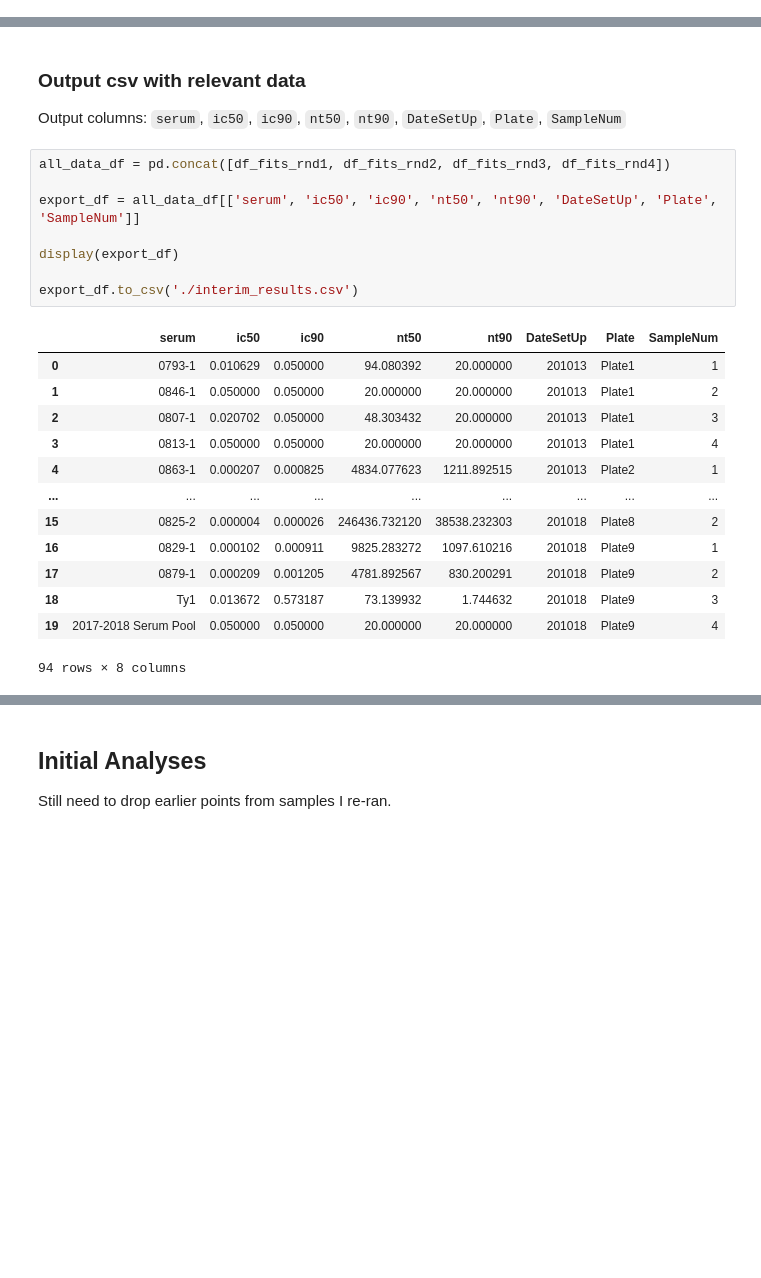
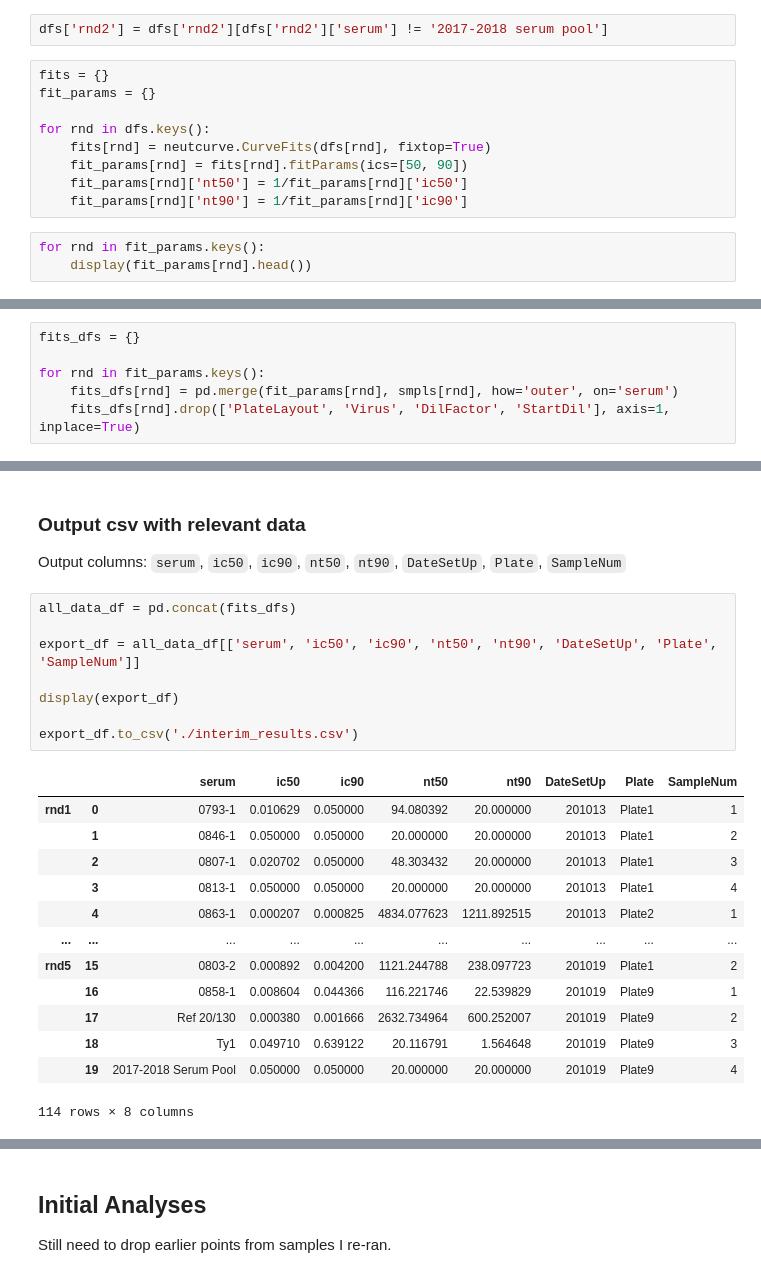
Before and after one commit to jbloomlab/RBD_nanoparticle_vaccine, a Jupyter notebook: MouseNeuts.ipynb, the cells around one changed output, grey strips where cells are left out. Saved outputs shown, nothing was run; the diff lists cells and outputs as text; blank space fills up the shorter version.

```diff
--- a/MouseNeuts.ipynb
+++ b/MouseNeuts.ipynb
@@ -352,0 +183,14 @@ The IC50 is 4.02e+03
+# %%
+dfs['rnd2'] = dfs['rnd2'][dfs['rnd2']['serum'] != '2017-2018 serum pool']
+# %%
+fits = {}
+fit_params = {}
+
+for rnd in dfs.keys():
+    fits[rnd] = neutcurve.CurveFits(dfs[rnd], fixtop=True)
+    fit_params[rnd] = fits[rnd].fitParams(ics=[50, 90])
+    fit_params[rnd]['nt50'] = 1/fit_params[rnd]['ic50']
+    fit_params[rnd]['nt90'] = 1/fit_params[rnd]['ic90']
+# %%
+for rnd in fit_params.keys():
+    display(fit_params[rnd].head())
@@ -352,0 +228,6 @@ The IC50 is 4.02e+03
+# %%
+fits_dfs = {}
+
+for rnd in fit_params.keys():
+    fits_dfs[rnd] = pd.merge(fit_params[rnd], smpls[rnd], how='outer', on='serum')
+    fits_dfs[rnd].drop(['PlateLayout', 'Virus', 'DilFactor', 'StartDil'], axis=1, inplace=True)
@@ -355,27 +402,27 @@ The IC50 is 4.02e+03
 
 Output columns: `serum`, `ic50`, `ic90`, `nt50`, `nt90`, `DateSetUp`, `Plate`, `SampleNum`
 # %%
-all_data_df = pd.concat([df_fits_rnd1, df_fits_rnd2, df_fits_rnd3, df_fits_rnd4])
+all_data_df = pd.concat(fits_dfs)
 
 export_df = all_data_df[['serum', 'ic50', 'ic90', 'nt50', 'nt90', 'DateSetUp', 'Plate', 'SampleNum']]
 
 display(export_df)
 
 export_df.to_csv('./interim_results.csv')
 # %% [output]
-|  | serum | ic50 | ic90 | nt50 | nt90 | DateSetUp | Plate | SampleNum |
-| 0 | 0793-1 | 0.010629 | 0.050000 | 94.080392 | 20.000000 | 201013 | Plate1 | 1 |
-| 1 | 0846-1 | 0.050000 | 0.050000 | 20.000000 | 20.000000 | 201013 | Plate1 | 2 |
-| 2 | 0807-1 | 0.020702 | 0.050000 | 48.303432 | 20.000000 | 201013 | Plate1 | 3 |
-| 3 | 0813-1 | 0.050000 | 0.050000 | 20.000000 | 20.000000 | 201013 | Plate1 | 4 |
-| 4 | 0863-1 | 0.000207 | 0.000825 | 4834.077623 | 1211.892515 | 201013 | Plate2 | 1 |
-| ... | ... | ... | ... | ... | ... | ... | ... | ... |
-| 15 | 0825-2 | 0.000004 | 0.000026 | 246436.732120 | 38538.232303 | 201018 | Plate8 | 2 |
-| 16 | 0829-1 | 0.000102 | 0.000911 | 9825.283272 | 1097.610216 | 201018 | Plate9 | 1 |
-| 17 | 0879-1 | 0.000209 | 0.001205 | 4781.892567 | 830.200291 | 201018 | Plate9 | 2 |
-| 18 | Ty1 | 0.013672 | 0.573187 | 73.139932 | 1.744632 | 201018 | Plate9 | 3 |
-| 19 | 2017-2018 Serum Pool | 0.050000 | 0.050000 | 20.000000 | 20.000000 | 201018 | Plate9 | 4 |
+|  |  | serum | ic50 | ic90 | nt50 | nt90 | DateSetUp | Plate | SampleNum |
+| rnd1 | 0 | 0793-1 | 0.010629 | 0.050000 | 94.080392 | 20.000000 | 201013 | Plate1 | 1 |
+|  | 1 | 0846-1 | 0.050000 | 0.050000 | 20.000000 | 20.000000 | 201013 | Plate1 | 2 |
+|  | 2 | 0807-1 | 0.020702 | 0.050000 | 48.303432 | 20.000000 | 201013 | Plate1 | 3 |
+|  | 3 | 0813-1 | 0.050000 | 0.050000 | 20.000000 | 20.000000 | 201013 | Plate1 | 4 |
+|  | 4 | 0863-1 | 0.000207 | 0.000825 | 4834.077623 | 1211.892515 | 201013 | Plate2 | 1 |
+| ... | ... | ... | ... | ... | ... | ... | ... | ... | ... |
+| rnd5 | 15 | 0803-2 | 0.000892 | 0.004200 | 1121.244788 | 238.097723 | 201019 | Plate1 | 2 |
+|  | 16 | 0858-1 | 0.008604 | 0.044366 | 116.221746 | 22.539829 | 201019 | Plate9 | 1 |
+|  | 17 | Ref 20/130 | 0.000380 | 0.001666 | 2632.734964 | 600.252007 | 201019 | Plate9 | 2 |
+|  | 18 | Ty1 | 0.049710 | 0.639122 | 20.116791 | 1.564648 | 201019 | Plate9 | 3 |
+|  | 19 | 2017-2018 Serum Pool | 0.050000 | 0.050000 | 20.000000 | 20.000000 | 201019 | Plate9 | 4 |
-94 rows × 8 columns
+114 rows × 8 columns
 # %%
 display(export_df[export_df['serum'] == 'GF-8'])
 # %% [output]
```
Also changed, not shown: parts of 60 cells of this notebook, 4 other files.
